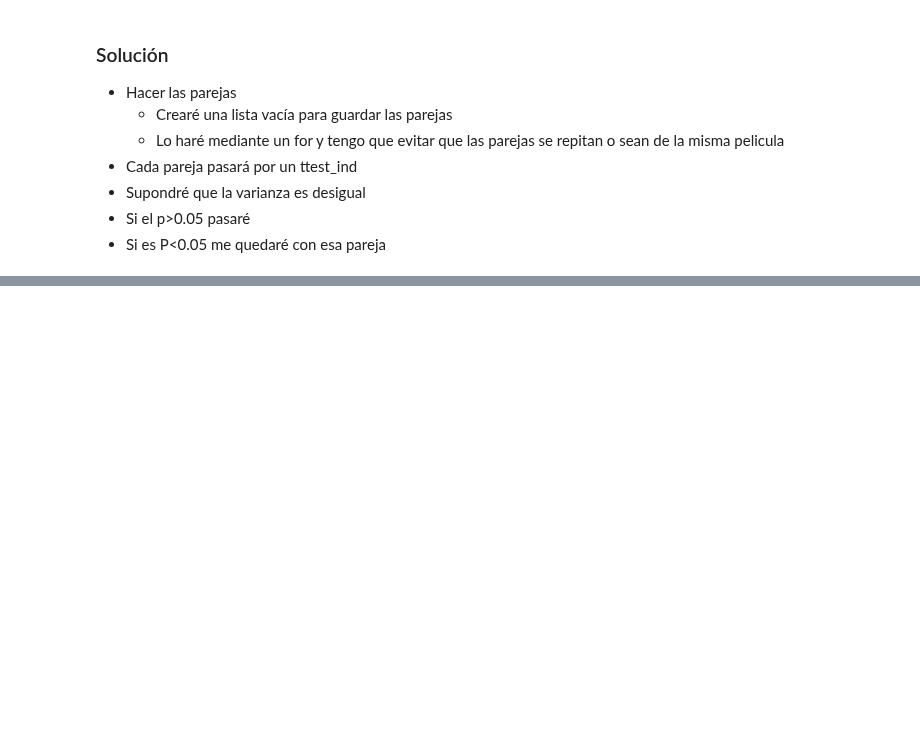
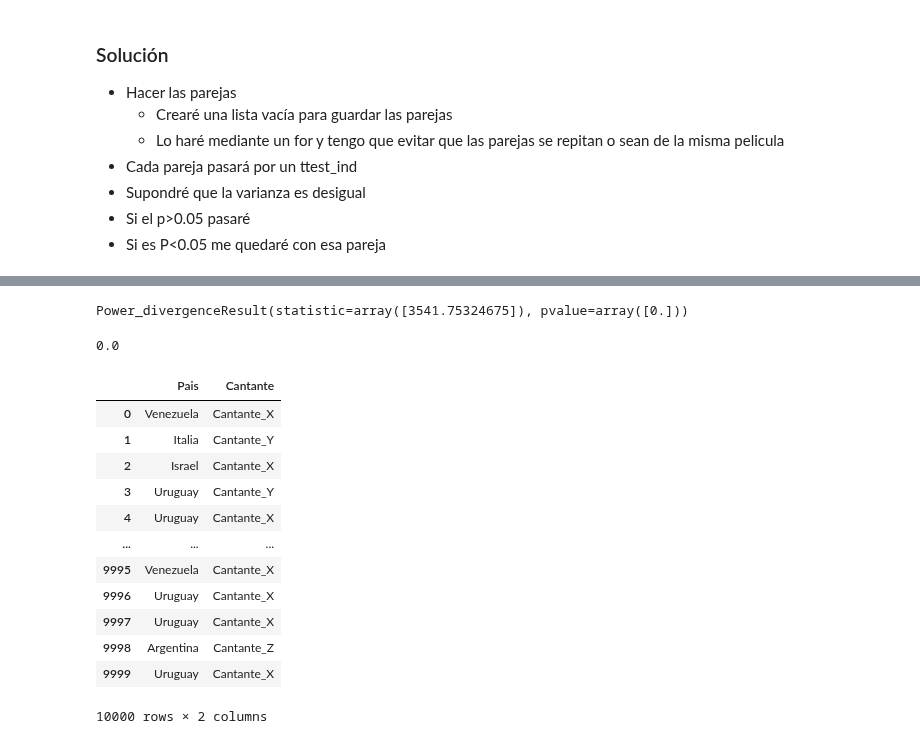
Before and after one commit to jsanz81/Bootcamp_Abril2023, a Jupyter notebook: 04_Estadística/06_TestHipotesis/Test_Hipotesis.ipynb, the cells around one changed output, grey strips where cells are left out. Drawn from its saved outputs; the diff is of its cells as text; code cells hidden in the pictures; blank space fills up the shorter version.

```diff
--- a/04_Estadística/06_TestHipotesis/Test_Hipotesis.ipynb
+++ b/04_Estadística/06_TestHipotesis/Test_Hipotesis.ipynb
@@ -166,0 +260,4 @@ tukey.plot_simultaneous()
+# %%
+ss.chisquare(Observado,Esperado)
+# %% [output]
+Power_divergenceResult(statistic=array([3541.75324675]), pvalue=array([0.]))
@@ -166,0 +266,4 @@ tukey.plot_simultaneous()
+# %%
+p_Valor
+# %% [output]
+0.0
@@ -166,0 +278,19 @@ tukey.plot_simultaneous()
+# %%
+votos=pd.DataFrame({"Pais":voto_Pais,
+                    "Cantante":voto_Cantante})
+# %%
+votos
+# %% [output]
+|  | Pais | Cantante |
+| 0 | Venezuela | Cantante_X |
+| 1 | Italia | Cantante_Y |
+| 2 | Israel | Cantante_X |
+| 3 | Uruguay | Cantante_Y |
+| 4 | Uruguay | Cantante_X |
+| ... | ... | ... |
+| 9995 | Venezuela | Cantante_X |
+| 9996 | Uruguay | Cantante_X |
+| 9997 | Uruguay | Cantante_X |
+| 9998 | Argentina | Cantante_Z |
+| 9999 | Uruguay | Cantante_X |
+10000 rows × 2 columns
```
Also changed, not shown: parts of 33 cells of this notebook.
